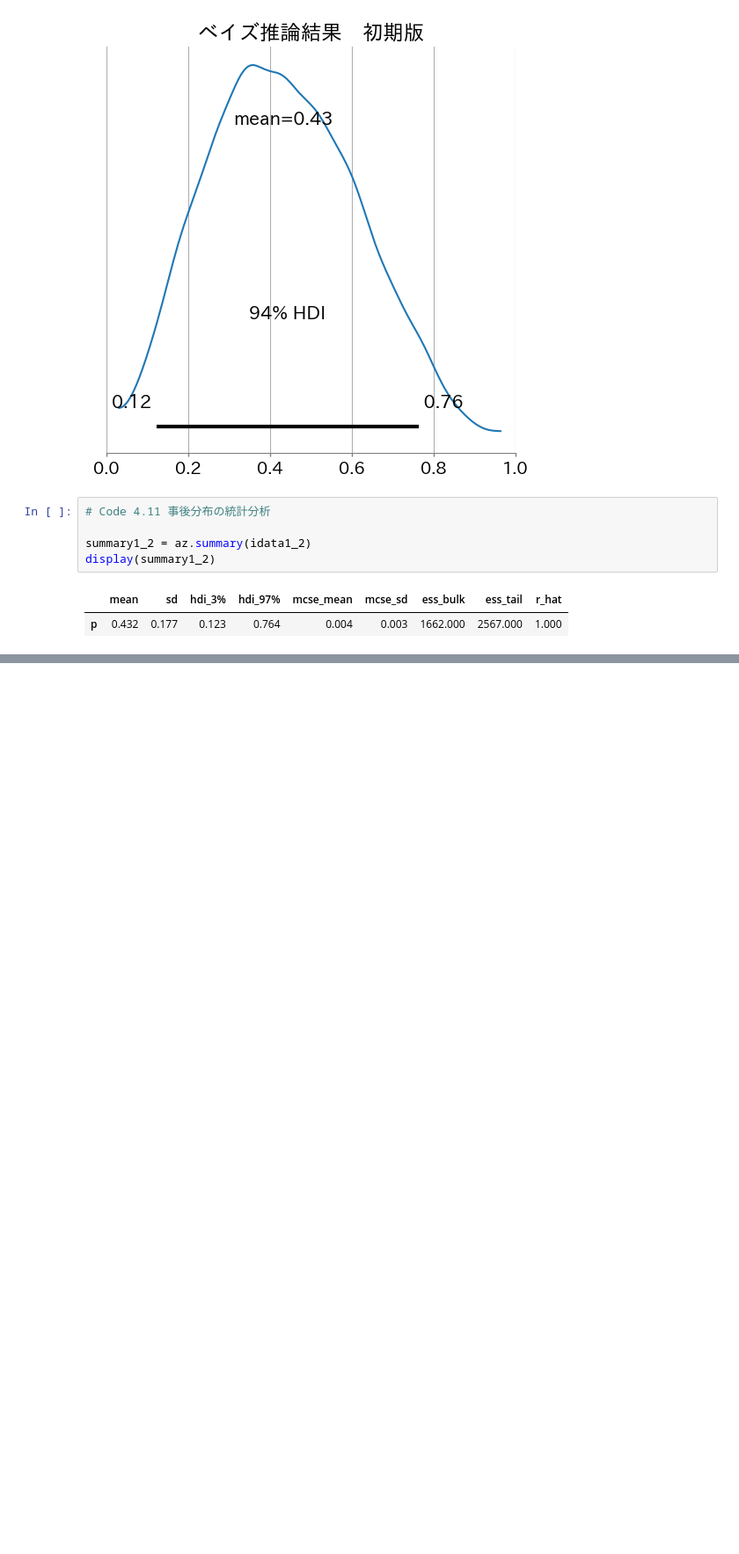
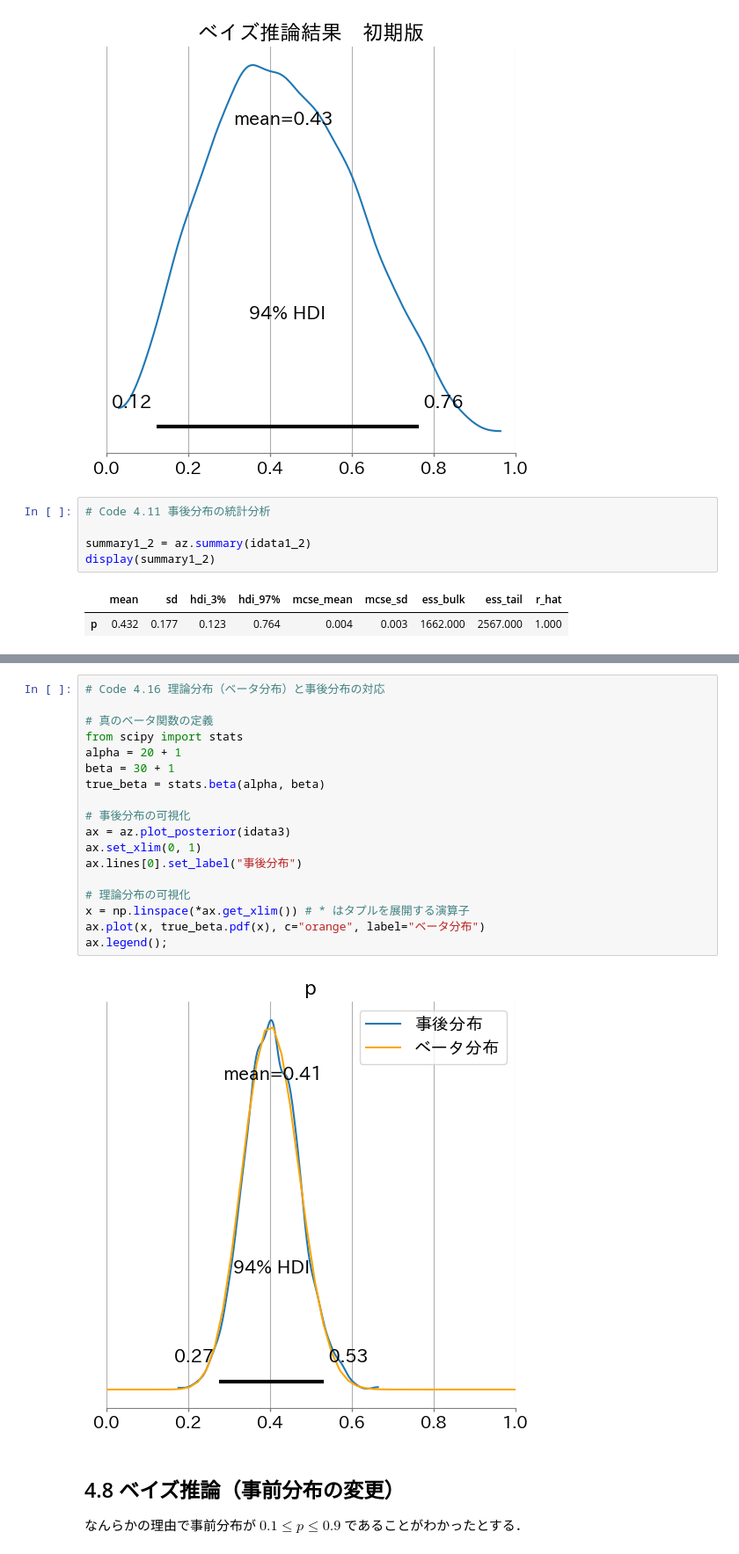
Before and after one commit to Nagayu71/basic-intro-Bayes-infer, a Jupyter notebook: chap4_first_tutorial_bayes_infer.ipynb, the cells around one changed output, grey strips where cells are left out. Shown at 88% size. Saved outputs shown, nothing was run; the diff lists cells and outputs as text; blank space fills up the shorter version.

```diff
--- a/chap4_first_tutorial_bayes_infer.ipynb
+++ b/chap4_first_tutorial_bayes_infer.ipynb
@@ -167,0 +272,23 @@ display(summary1_2)
+# %%
+# Code 4.16 理論分布（ベータ分布）と事後分布の対応
+
+# 真のベータ関数の定義
+from scipy import stats
+alpha = 20 + 1
+beta = 30 + 1
+true_beta = stats.beta(alpha, beta)
+
+# 事後分布の可視化
+ax = az.plot_posterior(idata3)
+ax.set_xlim(0, 1)
+ax.lines[0].set_label("事後分布")
+
+# 理論分布の可視化
+x = np.linspace(*ax.get_xlim()) # * はタプルを展開する演算子
+ax.plot(x, true_beta.pdf(x), c="orange", label="ベータ分布")
+ax.legend();
+# %% [output]
+[figure, added]
+# %% [markdown]
+## 4.8 ベイズ推論（事前分布の変更）
+なんらかの理由で事前分布が $0.1\leq p \leq 0.9$ であることがわかったとする．
```
Also changed, not shown: parts of 16 cells of this notebook.
